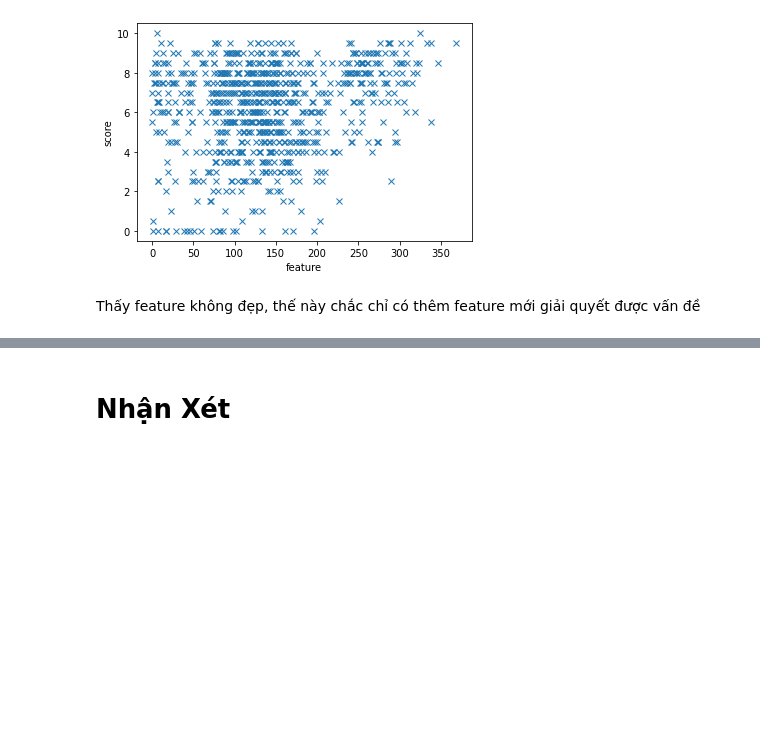
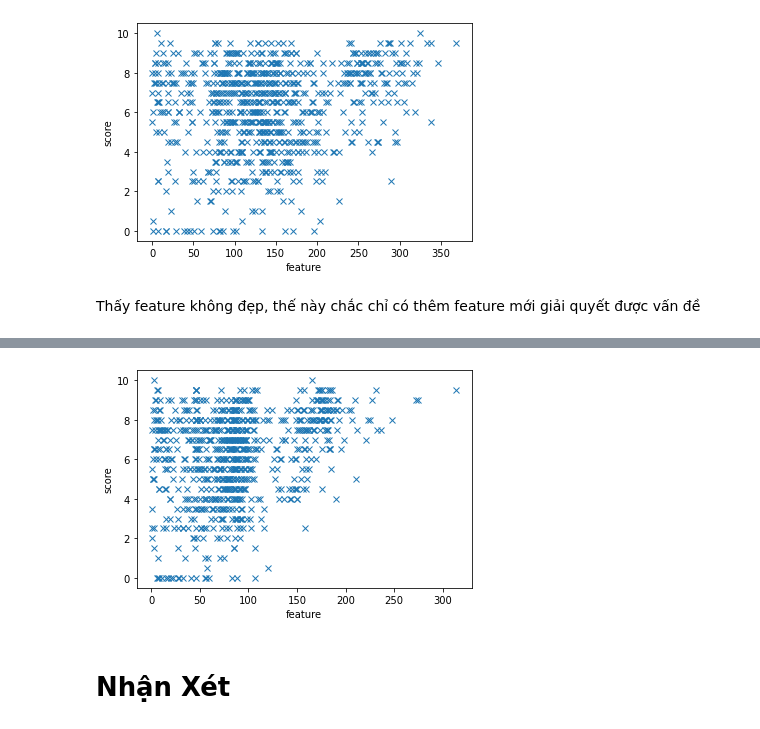
Before and after one commit to phutaekwondo/CS114.L21, a Jupyter notebook: duDoanDiemCuoiKy_homeWork/Bai_colab_so3.ipynb, the cells around one changed output, grey strips where cells are left out. Saved outputs shown, nothing was run; the diff lists cells and outputs as text; code cells hidden in the pictures; blank space fills up the shorter version.

Commit message:
scatter plot feature "số problem đã giải của 1 sv"

```diff
--- a/duDoanDiemCuoiKy_homeWork/Bai_colab_so3.ipynb
+++ b/duDoanDiemCuoiKy_homeWork/Bai_colab_so3.ipynb
@@ -347,0 +350,5 @@ Thấy feature không đẹp, thế này chắc chỉ có thêm feature mới gi
+# %%
+df_solved = data_wecode[ data_wecode["is_final"] == 1 ]
+df_solved = df_solved[ df_solved["pre_score"] == 10000 ]
+# %%
+count_df_score = df_solved.set_index(["assignment_id", "problem_id", "user_id"]).count( level ="user_id" )
@@ -347,0 +357,6 @@ Thấy feature không đẹp, thế này chắc chỉ có thêm feature mới gi
+# %%
+df_count_df_score = count_df_score["id"].to_frame()
+# %%
+df_count_df_score = df_count_df_score.reset_index()
+df_count_df_score = df_count_df_score.rename( columns={"id":"solved", "user_id":"id"})
+df_count_df_score
@@ -348,2 +394,6 @@ Thấy feature không đẹp, thế này chắc chỉ có thêm feature mới gi
+# %%
+scatter_plot_1feat_1score( df_count_df_score, _score )
+# %% [output]
+[figure, added]
 # %% [markdown]
 # **Nhận Xét**
```
Also changed, not shown: parts of 5 cells of this notebook.
